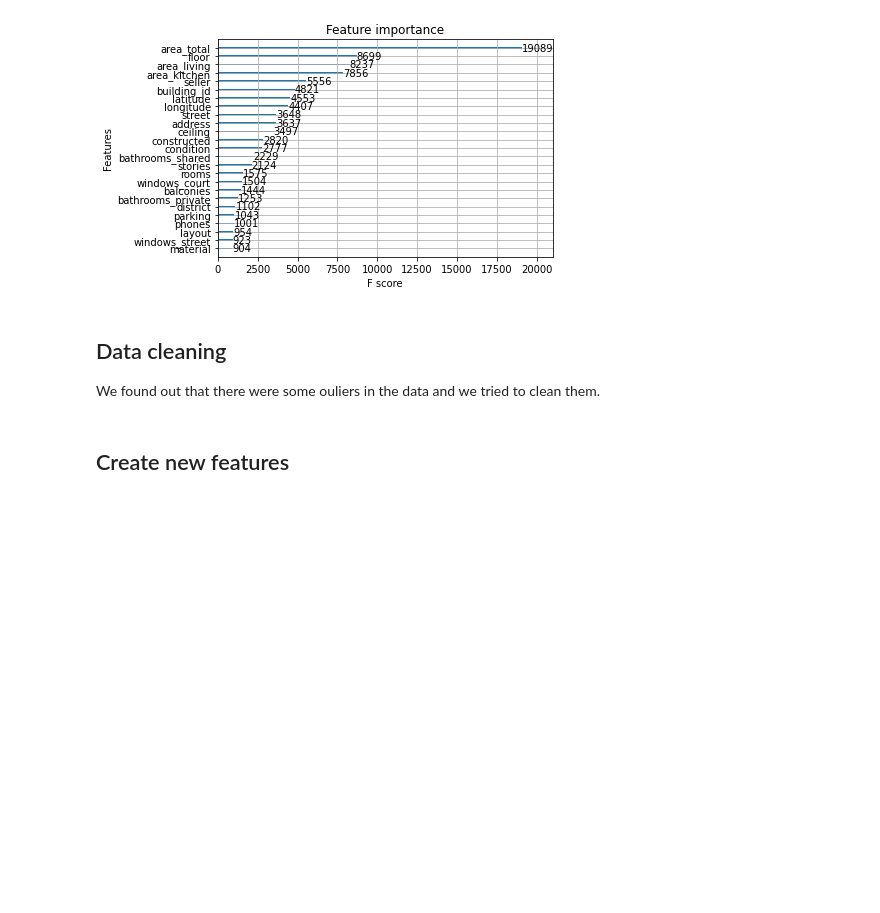
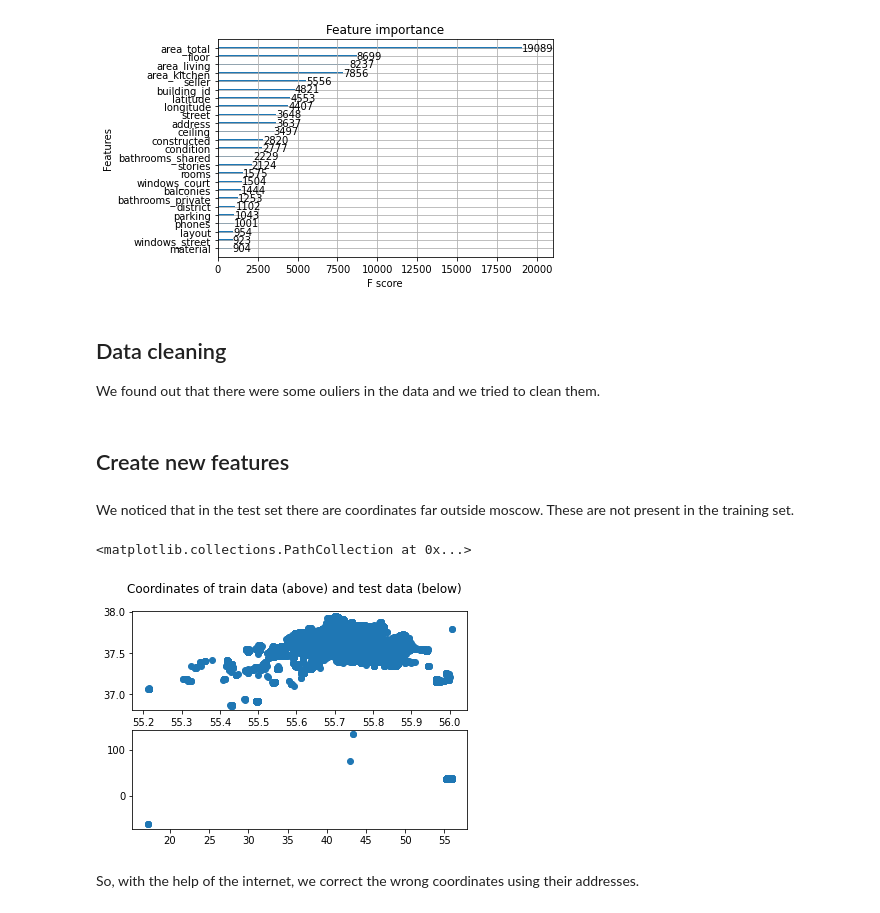
Before and after one commit to kirill-menke/house-pricing-prediction, a Jupyter notebook: group97_long_notebook.ipynb, the cells around one changed output. Saved outputs shown, nothing was run; the diff lists cells and outputs as text; code cells hidden in the pictures; blank space fills up the shorter version.

```diff
--- a/group97_long_notebook.ipynb
+++ b/group97_long_notebook.ipynb
@@ -277,3 +283,15 @@ wrong_floor = all_data['floor'] > all_data['stories']
 all_data.loc[wrong_floor, 'stories'] = all_data.loc[wrong_floor, 'floor']
 # %% [markdown]
 ## Create new features
+# %% [markdown]
+We noticed that in the test set there are coordinates far outside moscow. These are not present in the training set.
+# %%
+fig, axs = plt.subplots(2)
+fig.suptitle("Coordinates of train data (above) and test data (below)")
+axs[0].scatter(train_df.latitude, train_df.longitude)
+axs[1].scatter(test_df.latitude, test_df.longitude)
+# %% [output]
+<matplotlib.collections.PathCollection at 0x...>
+[figure, added]
+# %% [markdown]
+So, with the help of the internet, we correct the wrong coordinates using their addresses.
```
Also changed, not shown: parts of 11 cells of this notebook.
